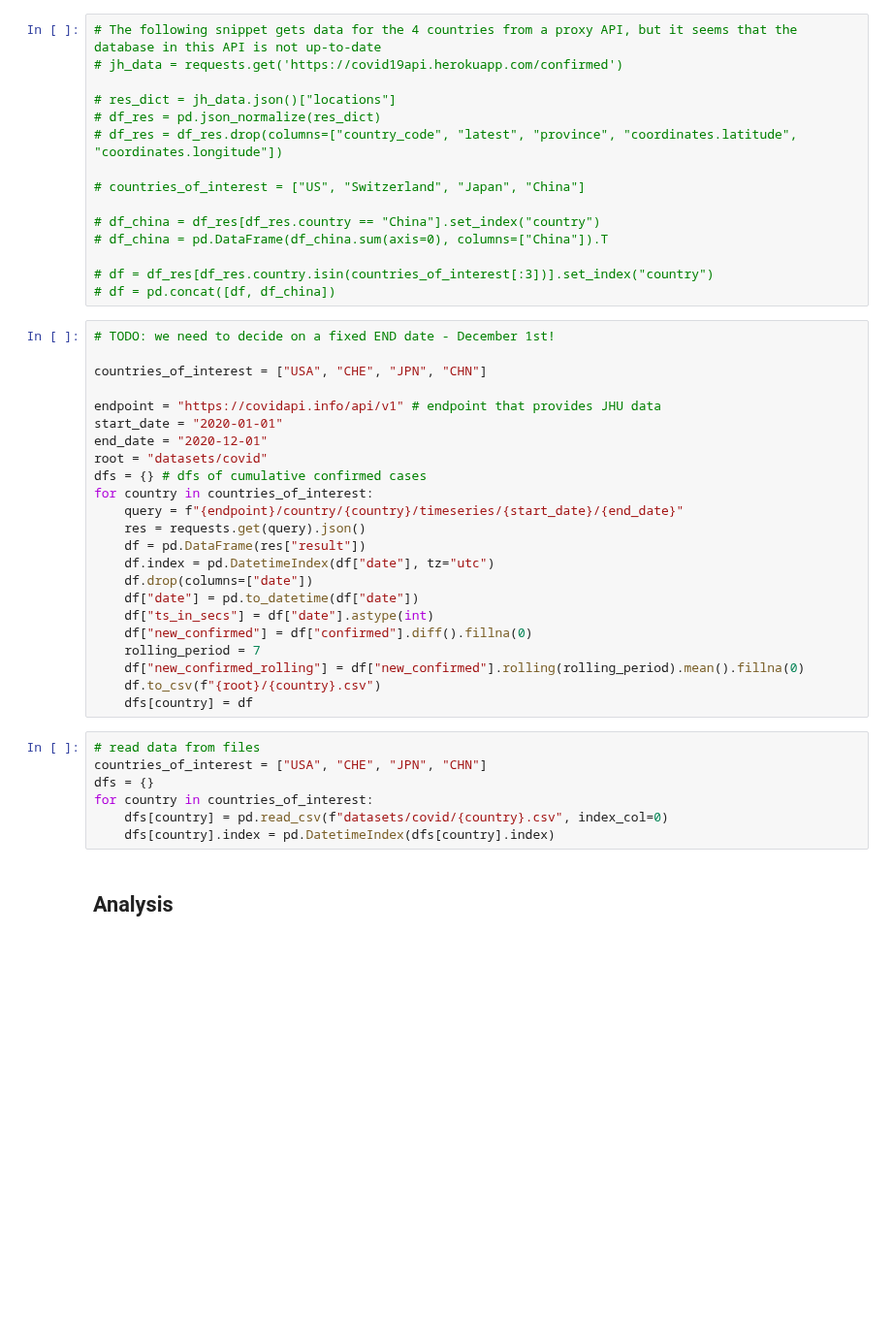
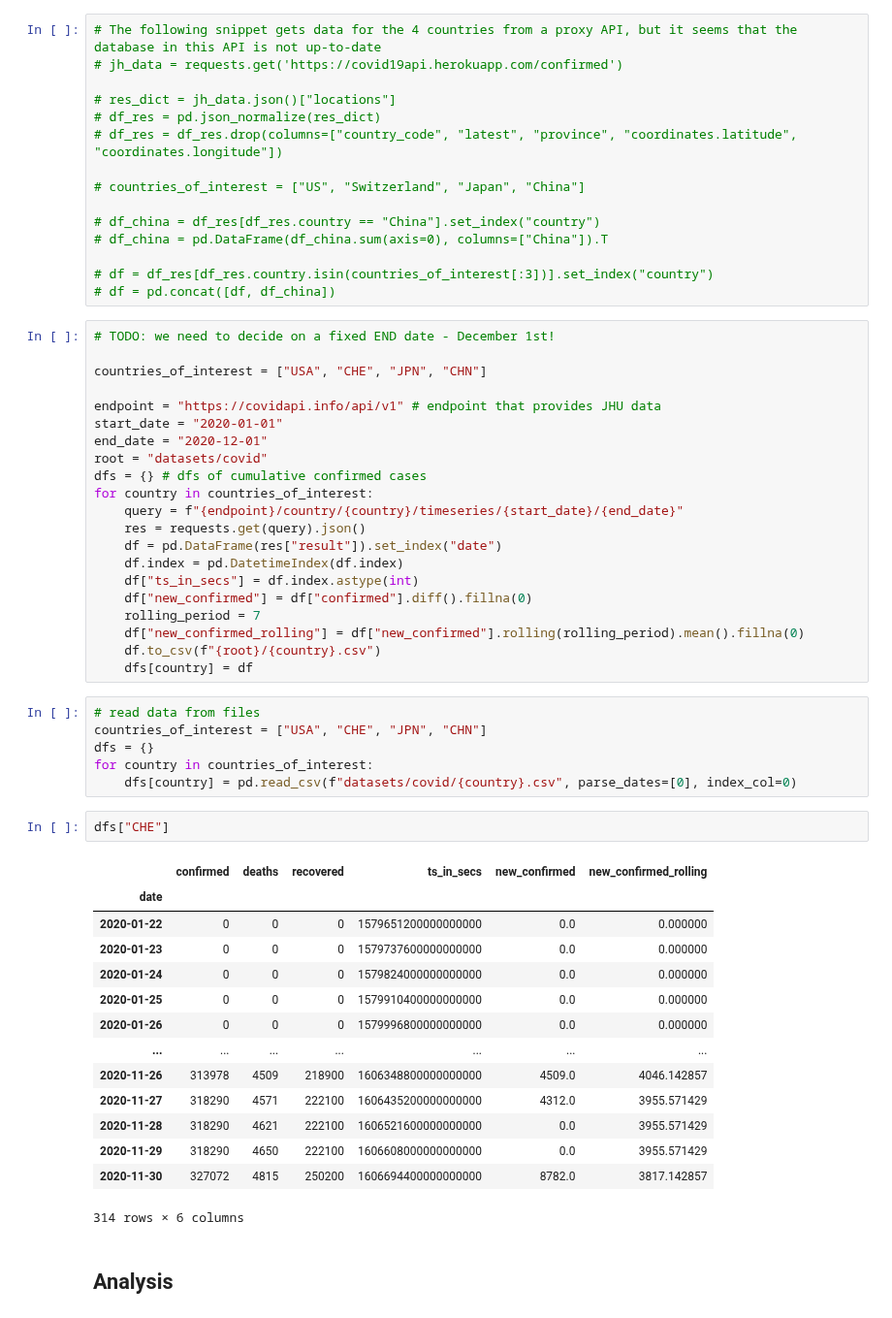
Before and after one commit to anitamezzetti/covid_impact_stocks_volatility, a Jupyter notebook: HienCovidDataRetrieval.ipynb, the cells around one changed output. Shown at 97% size. Saved outputs shown, nothing was run; the diff lists cells and outputs as text; blank space fills up the shorter version.

Commit message:
fixed data yet again

```diff
--- a/HienCovidDataRetrieval.ipynb
+++ b/HienCovidDataRetrieval.ipynb
@@ -90,11 +90,9 @@ dfs = {} # dfs of cumulative confirmed cases
 for country in countries_of_interest:
     query = f"{endpoint}/country/{country}/timeseries/{start_date}/{end_date}"
     res = requests.get(query).json()
-    df = pd.DataFrame(res["result"])
-    df.index = pd.DatetimeIndex(df["date"], tz="utc")
-    df.drop(columns=["date"])
-    df["date"] = pd.to_datetime(df["date"])
-    df["ts_in_secs"] = df["date"].astype(int)
+    df = pd.DataFrame(res["result"]).set_index("date")
+    df.index = pd.DatetimeIndex(df.index)
+    df["ts_in_secs"] = df.index.astype(int)
     df["new_confirmed"] = df["confirmed"].diff().fillna(0)
     rolling_period = 7
     df["new_confirmed_rolling"] = df["new_confirmed"].rolling(rolling_period).mean().fillna(0)
@@ -105,8 +103,24 @@ for country in countries_of_interest:
 countries_of_interest = ["USA", "CHE", "JPN", "CHN"]
 dfs = {}
 for country in countries_of_interest:
-    dfs[country] = pd.read_csv(f"datasets/covid/{country}.csv", index_col=0)
-    dfs[country].index = pd.DatetimeIndex(dfs[country].index)
+    dfs[country] = pd.read_csv(f"datasets/covid/{country}.csv", parse_dates=[0], index_col=0)
+# %%
+dfs["CHE"]
+# %% [output]
+|  | confirmed | deaths | recovered | ts_in_secs | new_confirmed | new_confirmed_rolling |
+| date |  |  |  |  |  |  |
+| 2020-01-22 | 0 | 0 | 0 | 1579651200000000000 | 0.0 | 0.000000 |
+| 2020-01-23 | 0 | 0 | 0 | 1579737600000000000 | 0.0 | 0.000000 |
+| 2020-01-24 | 0 | 0 | 0 | 1579824000000000000 | 0.0 | 0.000000 |
+| 2020-01-25 | 0 | 0 | 0 | 1579910400000000000 | 0.0 | 0.000000 |
+| 2020-01-26 | 0 | 0 | 0 | 1579996800000000000 | 0.0 | 0.000000 |
+| ... | ... | ... | ... | ... | ... | ... |
+| 2020-11-26 | 313978 | 4509 | 218900 | 1606348800000000000 | 4509.0 | 4046.142857 |
+| 2020-11-27 | 318290 | 4571 | 222100 | 1606435200000000000 | 4312.0 | 3955.571429 |
+| 2020-11-28 | 318290 | 4621 | 222100 | 1606521600000000000 | 0.0 | 3955.571429 |
+| 2020-11-29 | 318290 | 4650 | 222100 | 1606608000000000000 | 0.0 | 3955.571429 |
+| 2020-11-30 | 327072 | 4815 | 250200 | 1606694400000000000 | 8782.0 | 3817.142857 |
+314 rows × 6 columns
 # %% [markdown]
 ## Analysis
 # %%
```
Also changed, not shown: 5 other files.
